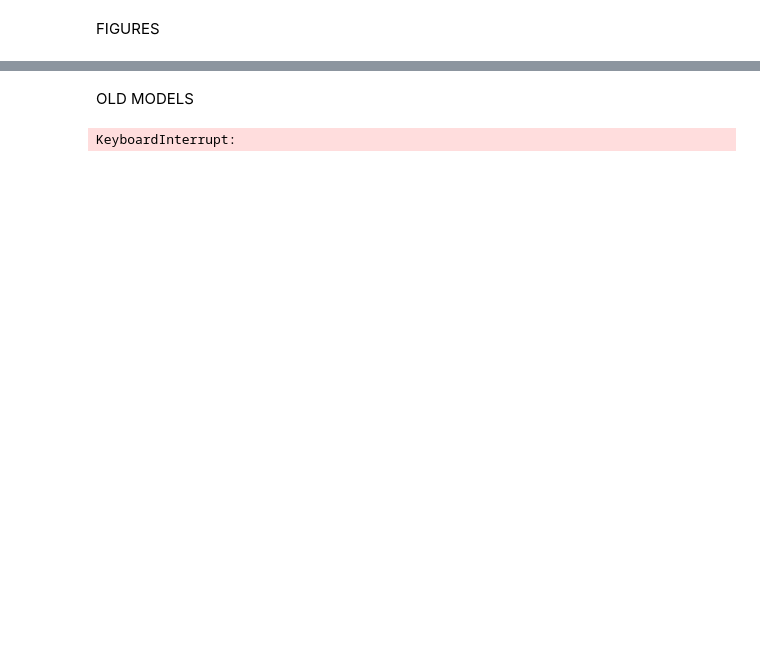
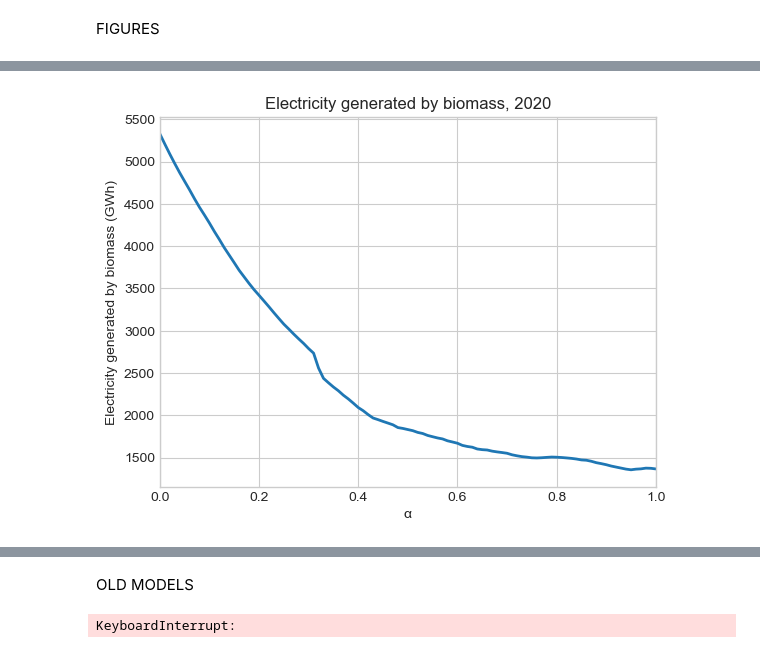
Before and after one commit to Emiknd/test, a Jupyter notebook: Seminar.ipynb, the cells around one changed output, grey strips where cells are left out. Saved outputs shown, nothing was run; the diff lists cells and outputs as text; code cells hidden in the pictures; blank space fills up the shorter version.

```diff
--- a/Seminar.ipynb
+++ b/Seminar.ipynb
@@ -785,3 +779,17 @@ plt.show()
+# %%
+# G_bio Plot
+
+fig, ax = plt.subplots()
+
+ax.plot(results_df['alpha'], results_df['sum_G_bio']/1000, linewidth=2.0)
+
+ax.set(xlim=(0, 1), xlabel='\u03B1', ylabel='Electricity generated by biomass (GWh)')
+
+ax.set_title('Electricity generated by biomass, 2020')
+
+plt.show()
+# %% [output]
+[figure, added]
 # %%
 # Curtailment Plot (change to C/(d+C))
 share_cur = results_df['sum_C']/(results_df['sum_d']+results_df['sum_C'])*100
```
Also changed, not shown: parts of 7 cells of this notebook, 1 other file.
